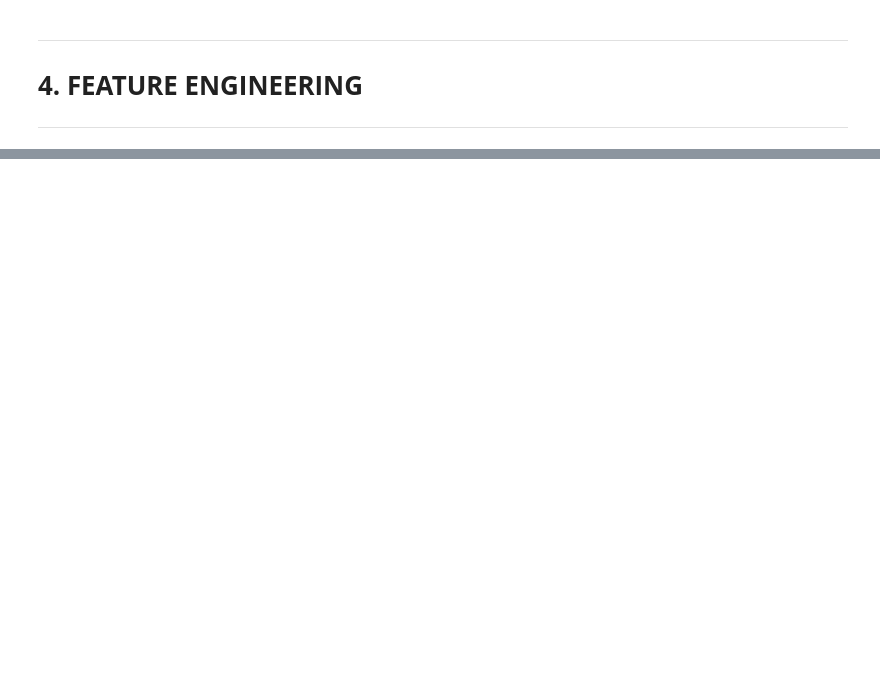
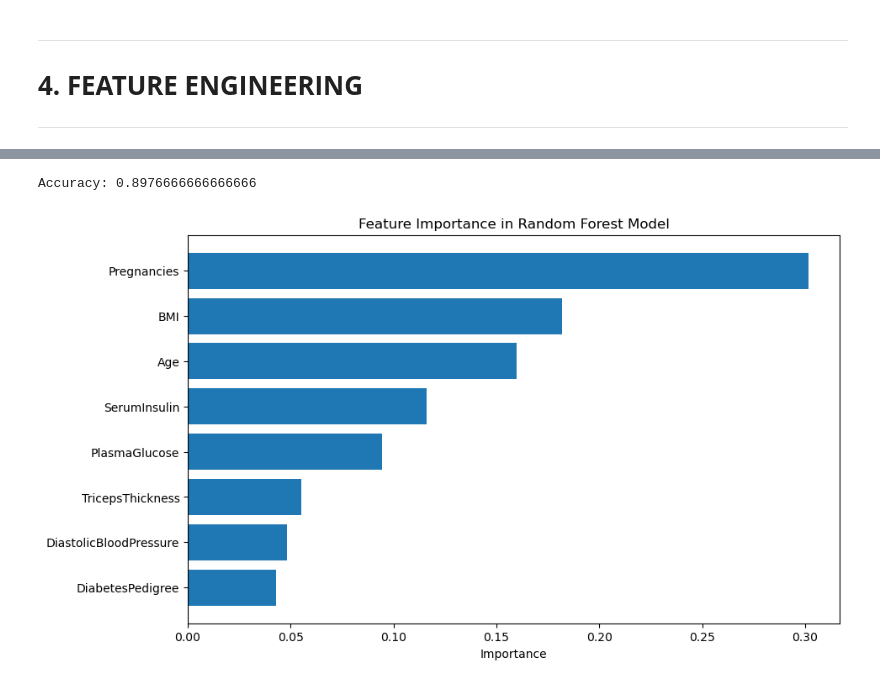
Before and after one commit to Lucky12348/diabetes_prediction, a Jupyter notebook: EDA.ipynb, the cells around one changed output, grey strips where cells are left out. Cells and saved outputs as stored; diff of their text form; code cells hidden in the pictures; blank space fills up the shorter version.

Commit message:
Feature Engineering+Model Training & Evaluation

```diff
--- a/EDA.ipynb
+++ b/EDA.ipynb
@@ -752,0 +969,7 @@ plt.show()
+# %%
+#data normalization, to obtain a range between 0 and 1
+engineered_df = diabete_df.copy()
+
+for column in engineered_df.columns:
+    engineered_df[columns] = (engineered_df[columns] - engineered_df[columns].min()) / (engineered_df[columns].max() - engineered_df[columns].min())
+engineered_df.describe()
@@ -752,0 +986,4 @@ plt.show()
+# %%
+#one hot encoding of the diabetic column = two column as results.
+df_encoded = pd.get_dummies(engineered_df, columns=['Diabetic'])
+df_encoded
@@ -756 +1007,16 @@ plt.show()
 ---
+# %%
+from sklearn.model_selection import train_test_split
+from sklearn.metrics import accuracy_score
+from sklearn.ensemble import RandomForestClassifier
+
+X = df_encoded[['Pregnancies', 'PlasmaGlucose', 'DiastolicBloodPressure', 'TricepsThickness',
+        'SerumInsulin', 'BMI', 'DiabetesPedigree', 'Age']]
+y = df_encoded['Diabetic_1.0']
+
+# Split data into training and test sets
+X_train, X_test, y_train, y_test = train_test_split(X, y, test_size=0.2)
+
+#train a random forest
+random_forest = RandomForestClassifier()
+random_forest.fit(X_train, y_train)
@@ -756,0 +1096,35 @@ plt.show()
+# %%
+# Make predictions
+y_pred = devision_tree.predict(X_test)
+# Evaluate the model
+print("Accuracy:", accuracy_score(y_test, y_pred))
+cm = confusion_matrix(y_test, y_pred)
+
+# Convert confusion matrix to a DataFrame for better readability
+cm_df = pd.DataFrame(cm, columns=['Predicted 0', 'Predicted 1'], index=['Actual 0', 'Actual 1'])
+print(cm_df)
+
+FP = cm[0][1]  # False positives
+FN = cm[1][0]  # False negatives
+
+print(f"False Positive: {FP}")
+print(f"False Negative: {FN}")
+# %% [output]
+Accuracy: 0.8976666666666666
+# %%
+
+# Get feature importance scores
+importance = random_forest.feature_importances_
+
+# Sort the feature importance in descending order
+indices = np.argsort(importance)
+
+# Plot feature importance
+plt.figure(figsize=(10, 6))
+plt.title("Feature Importance in Random Forest Model")
+plt.barh(range(X.shape[1]), importance[indices], align="center")
+plt.yticks(range(X.shape[1]), np.array(X.columns)[indices])
+plt.xlabel("Importance")
+plt.show()
+# %% [output]
+[figure, added]
```
Also changed, not shown: parts of 25 cells of this notebook.
